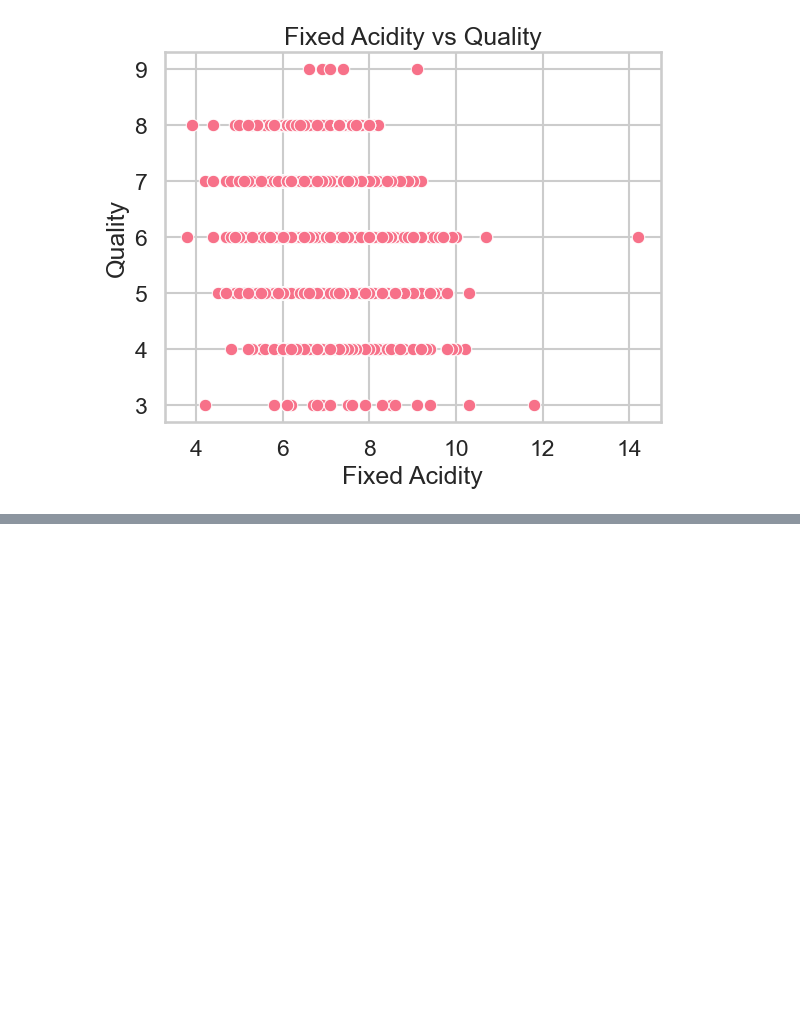
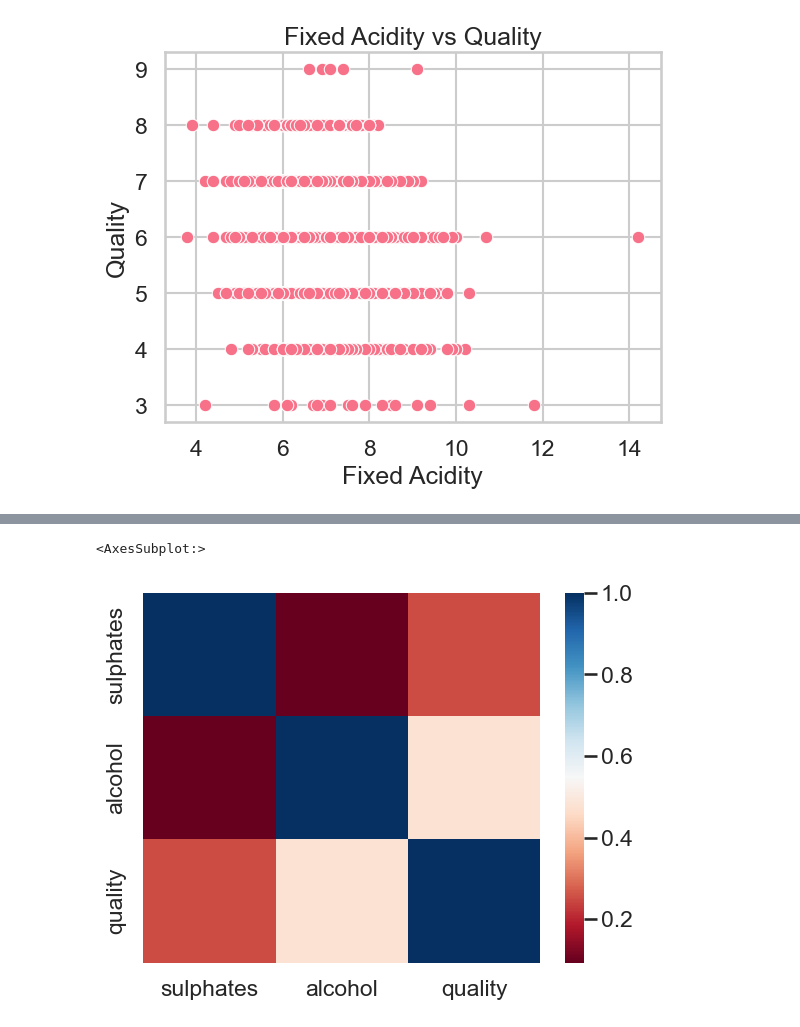
Before and after one commit to sfdatade/blueberry_winerys_project, a Jupyter notebook: BlueBerry_Winery_Project.ipynb, the cells around one changed output, grey strips where cells are left out. Saved outputs shown, nothing was run; the diff lists cells and outputs as text; code cells hidden in the pictures; blank space fills up the shorter version.

```diff
--- a/BlueBerry_Winery_Project.ipynb
+++ b/BlueBerry_Winery_Project.ipynb
@@ -626,0 +643,5 @@ Text(0, 0.5, 'Quality')
+# %%
+sns.heatmap(corr, cmap='RdBu')
+# %% [output]
+<AxesSubplot:>
+[figure, added]
```
Also changed, not shown: parts of 9 cells of this notebook.
